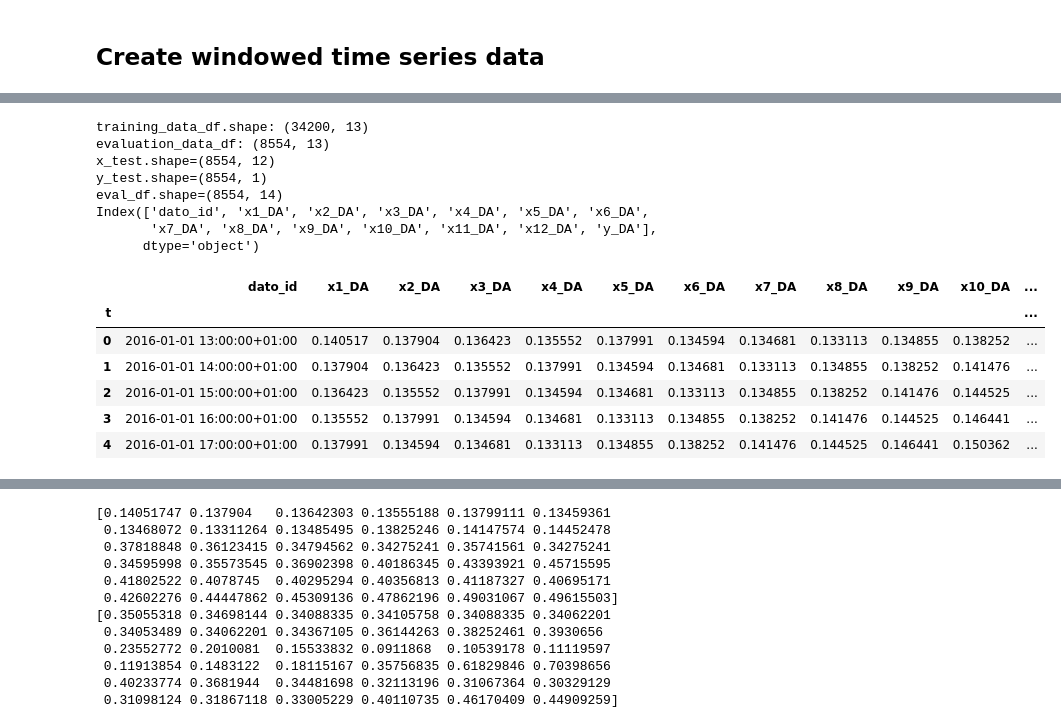
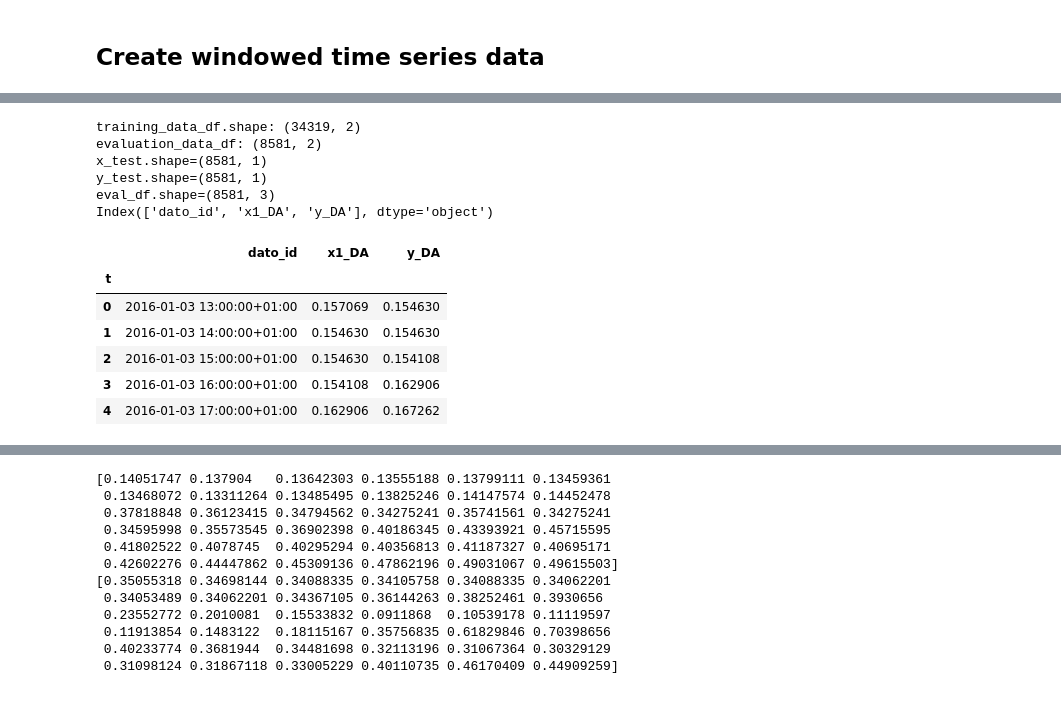
Before and after one commit to AndreasBordvik/FYS-STK4155-Prj3_report, a Jupyter notebook: code/LSTM_alternative/Time_series.ipynb, the cells around one changed output, grey strips where cells are left out. Saved outputs shown, nothing was run; the diff lists cells and outputs as text; code cells hidden in the pictures.

```diff
--- a/code/LSTM_alternative/Time_series.ipynb
+++ b/code/LSTM_alternative/Time_series.ipynb
@@ -28,15 +28,17 @@ def RMSE(true, predicted):
     return np.round(np.sqrt(MSE_score), decimals=4)
 # %%
 # Training data
-training_df = pd.read_csv("entsoe_dataset_main_test.csv")[["NO5_day_ahead_prices", "NO5_generation_actual","NO5_Actual Load", "dato_id"]][0:-8760]; print(training_df.shape)
+training_df = pd.read_csv("MAIN_DATASET.csv")[["NO5_price", "NO5_load_actual","NO5_load_delta", "NO5_generation_actual", "NO5_generation_delta", "dato_id"]][:-8760]; print(training_df.shape)
 
 scaler = MinMaxScaler()
 
-print("***",training_df["NO5_day_ahead_prices"].values.reshape(-1,1).shape)
+print("***",training_df["NO5_price"].values.reshape(-1,1).shape)
 
-training_df["NO5_day_ahead_prices"] = scaler.fit_transform(training_df["NO5_day_ahead_prices"].values.reshape(-1,1))
+training_df["NO5_price"] = scaler.fit_transform(training_df["NO5_price"].values.reshape(-1,1))
+training_df["NO5_load_actual"] = scaler.fit_transform(training_df["NO5_load_actual"].values.reshape(-1,1))
+training_df["NO5_load_delta"] = scaler.fit_transform(training_df["NO5_load_delta"].values.reshape(-1,1))
 training_df["NO5_generation_actual"] = scaler.fit_transform(training_df["NO5_generation_actual"].values.reshape(-1,1))
-training_df["NO5_Actual Load"] = scaler.fit_transform(training_df["NO5_Actual Load"].values.reshape(-1,1))
+training_df["NO5_generation_delta"] = scaler.fit_transform(training_df["NO5_generation_delta"].values.reshape(-1,1))
 
 # Forecast solutions
 training_df, forcast_sol_df = train_test_split(training_df, shuffle=False, test_size=0.2, random_state=4155)
@@ -232,43 +240,41 @@ evaluation_data_df: (8554, 13)
 # %%
 # Time series slicing parameters
-nbf_features = input_window = 12
+nbf_features = input_window = 1
 nbf_outputs = output_window = 1
 
 # Creating time series traing and evaluation (test) data besed on sliding window approach
 x_train, y_train, x_test, y_test, train_df, eval_df = create_time_series_data(training_df,
                                                                               forcast_sol_df,
                                                                               nbf_features,
                                                                               nbf_outputs,
-                                                                              column_key="NO5_day_ahead_prices",
+                                                                              column_key="NO5_price",
                                                                               column_suffix="DA",
                                                                               include_target_outputs=True)
 print(f"{x_test.shape=}")
 print(f"{y_test.shape=}")
 print(f"{eval_df.shape=}")
 print(eval_df.columns)
 
 # Displaying time series data
 train_df.index.name = "t"
 display(train_df.head())
 
 # Save the table.
 train_df.head().to_csv("time_series_data.csv")
 
 
 display(eval_df.head())
 # %% [output]
-training_data_df.shape: (34200, 13)
-evaluation_data_df: (8554, 13)
-x_test.shape=(8554, 12)
-y_test.shape=(8554, 1)
-eval_df.shape=(8554, 14)
-Index(['dato_id', 'x1_DA', 'x2_DA', 'x3_DA', 'x4_DA', 'x5_DA', 'x6_DA',
-       'x7_DA', 'x8_DA', 'x9_DA', 'x10_DA', 'x11_DA', 'x12_DA', 'y_DA'],
-      dtype='object')
+training_data_df.shape: (34319, 2)
+evaluation_data_df: (8581, 2)
+x_test.shape=(8581, 1)
+y_test.shape=(8581, 1)
+eval_df.shape=(8581, 3)
+Index(['dato_id', 'x1_DA', 'y_DA'], dtype='object')
-|  | dato_id | x1_DA | x2_DA | x3_DA | x4_DA | x5_DA | x6_DA | x7_DA | x8_DA | x9_DA | x10_DA | ... |
-| t |  |  |  |  |  |  |  |  |  |  |  | ... |
-| 0 | 2016-01-01 13:00:00+01:00 | 0.140517 | 0.137904 | 0.136423 | 0.135552 | 0.137991 | 0.134594 | 0.134681 | 0.133113 | 0.134855 | 0.138252 | ... |
-| 1 | 2016-01-01 14:00:00+01:00 | 0.137904 | 0.136423 | 0.135552 | 0.137991 | 0.134594 | 0.134681 | 0.133113 | 0.134855 | 0.138252 | 0.141476 | ... |
-| 2 | 2016-01-01 15:00:00+01:00 | 0.136423 | 0.135552 | 0.137991 | 0.134594 | 0.134681 | 0.133113 | 0.134855 | 0.138252 | 0.141476 | 0.144525 | ... |
-| 3 | 2016-01-01 16:00:00+01:00 | 0.135552 | 0.137991 | 0.134594 | 0.134681 | 0.133113 | 0.134855 | 0.138252 | 0.141476 | 0.144525 | 0.146441 | ... |
-| 4 | 2016-01-01 17:00:00+01:00 | 0.137991 | 0.134594 | 0.134681 | 0.133113 | 0.134855 | 0.138252 | 0.141476 | 0.144525 | 0.146441 | 0.150362 | ... |
+|  | dato_id | x1_DA | y_DA |
+| t |  |  |  |
+| 0 | 2016-01-03 13:00:00+01:00 | 0.157069 | 0.154630 |
+| 1 | 2016-01-03 14:00:00+01:00 | 0.154630 | 0.154630 |
+| 2 | 2016-01-03 15:00:00+01:00 | 0.154630 | 0.154108 |
+| 3 | 2016-01-03 16:00:00+01:00 | 0.154108 | 0.162906 |
+| 4 | 2016-01-03 17:00:00+01:00 | 0.162906 | 0.167262 |
```
Also changed, not shown: parts of 16 cells of this notebook, 10 other files.
